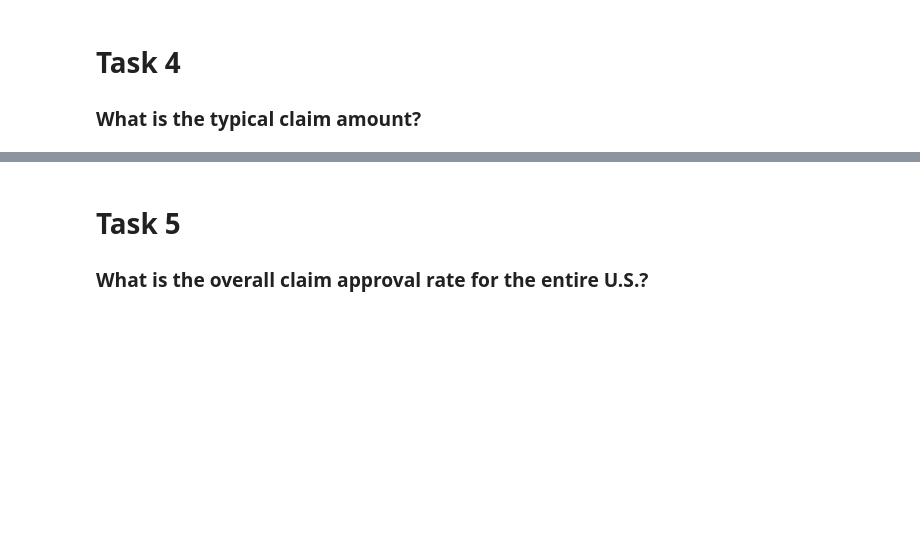
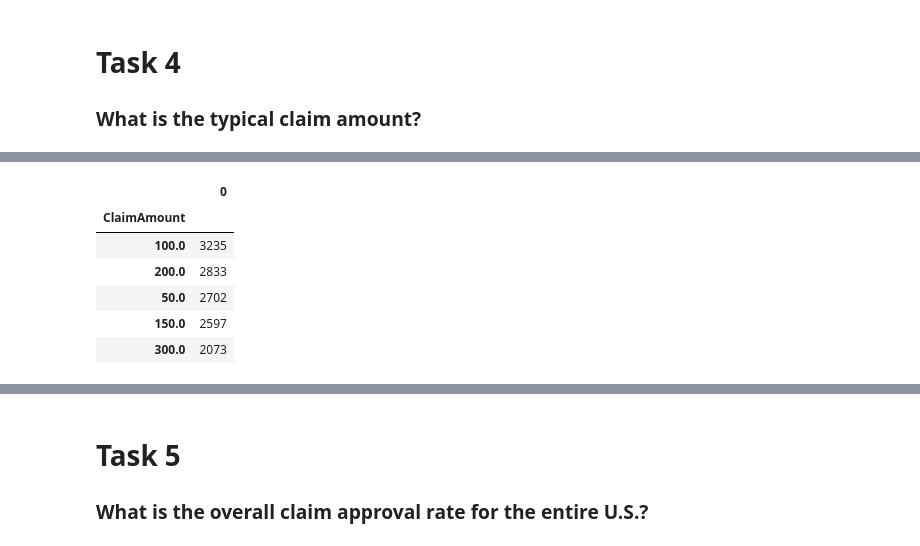
Before and after one commit to TJ-Mothokho/DataAnaylsis_Practical-Assessments, a Jupyter notebook: Airport_Case_Study-Practical_Assessment/AirportCaseStudy.ipynb, the cells around one changed output, grey strips where cells are left out. Saved outputs shown, nothing was run; the diff lists cells and outputs as text; code cells hidden in the pictures; blank space fills up the shorter version.

```diff
--- a/Airport_Case_Study-Practical_Assessment/AirportCaseStudy.ipynb
+++ b/Airport_Case_Study-Practical_Assessment/AirportCaseStudy.ipynb
@@ -376,0 +369,13 @@ claims.head()
+# %%
+#Getting the top 5 most common claim amounts
+top5_typical_claims = claims[['ClaimAmount']].value_counts().head(5)
+top5_typical_claims = pd.DataFrame(top5_typical_claims)
+top5_typical_claims
+# %% [output]
+|  | 0 |
+| ClaimAmount |  |
+| 100.0 | 3235 |
+| 200.0 | 2833 |
+| 50.0 | 2702 |
+| 150.0 | 2597 |
+| 300.0 | 2073 |
```
Also changed, not shown: parts of 4 cells of this notebook.
